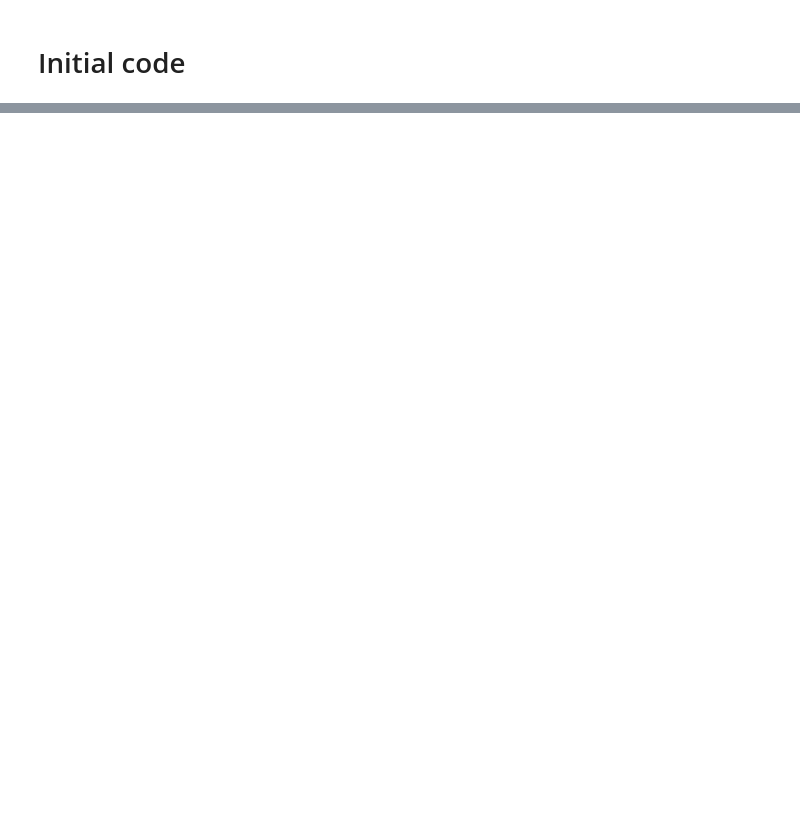
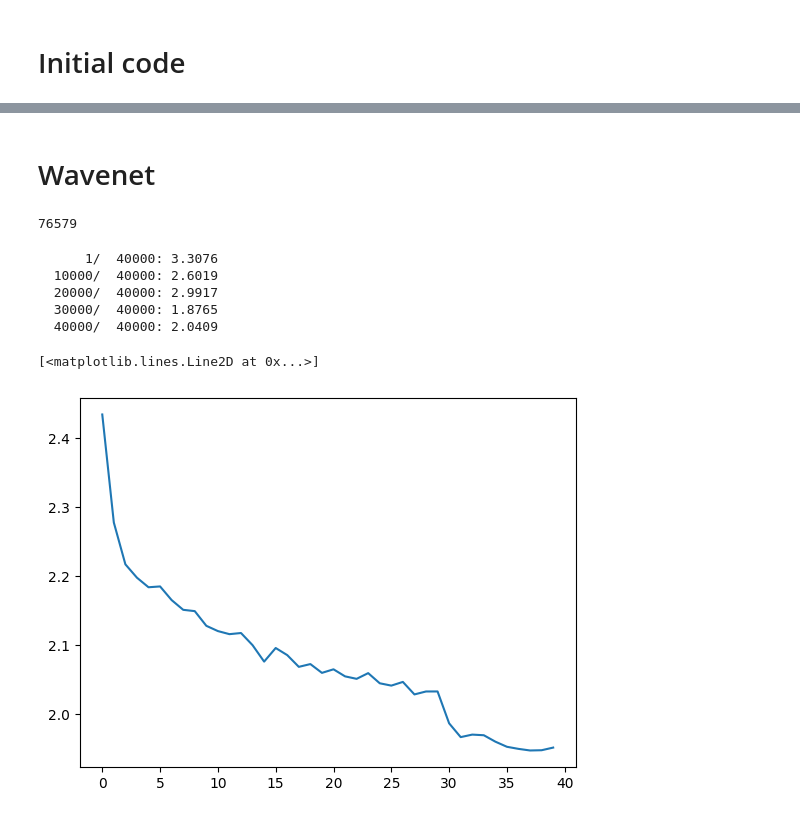
Before and after one commit to raj-pulapakura/gpt-from-scratch, a Jupyter notebook: building makemore part 5 wavenet.ipynb, the cells around one changed output, grey strips where cells are left out. Drawn from its saved outputs; the diff is of its cells as text; code cells hidden in the pictures; blank space fills up the shorter version.

Commit message:
finished wavenet architecture

```diff
--- a/building makemore part 5 wavenet.ipynb
+++ b/building makemore part 5 wavenet.ipynb
@@ -28,7 +29,7 @@ chars = ["."] + sorted(list(set("".join(words))))
 stoi = { s:i for i,s in enumerate(chars) } # string to integer
 itos = { i:s for s,i in stoi.items() } # integer to string
 # %%
-context_length = 3
+context_length = 8
 # %%
 def build_dataset(words):
   X, Y = [], []
@@ -275,0 +279,3 @@ sorvectella.
+# %%
+ix = torch.randint(0, Xtr.shape[0], (4,))
+ix
@@ -275,0 +284,5 @@ sorvectella.
+# %%
+Xb, Yb = Xtr[ix], Ytr[ix]
+logits = model(Xb)
+print(Xb.shape)
+Xb
@@ -275,0 +394,2 @@ sorvectella.
+# %% [markdown]
+# Wavenet
@@ -275,0 +498,67 @@ sorvectella.
+# %%
+# model setup
+
+n_embed = 24
+n_hidden = 128
+vocab_size = 27
+
+model = Sequential([
+  Embedding(vocab_size, n_embed),
+  FlattenConsecutive(2), Linear(n_embed * 2, n_hidden, bias=False), BatchNorm1d(n_hidden), Tanh(),
+  FlattenConsecutive(2), Linear(n_hidden * 2, n_hidden, bias=False), BatchNorm1d(n_hidden), Tanh(),
+  FlattenConsecutive(2), Linear(n_hidden * 2, n_hidden, bias=False), BatchNorm1d(n_hidden), Tanh(),
+  Linear(n_hidden, vocab_size)
+])
+
+with torch.no_grad():
+  # last layer: make less confident
+  model.layers[-1].weight *= 0.1
+
+parameters = model.parameters()
+print(sum(p.nelement() for p in parameters))
+for p in parameters:
+  p.requires_grad = True
+# %% [output]
+76579
+# %%
+# training
+
+max_steps = 40_000
+batch_size = 32
+lossi = []
+
+for i in range(1, max_steps+1):
+  # construct minibatch
+  ix = torch.randint(0, Xtr.shape[0], (batch_size,))
+  Xb, Yb = Xtr[ix], Ytr[ix]
+
+  # forward pass
+  logits = model(Xb)
+  loss = F.cross_entropy(logits, Yb)
+
+  # backward pass
+  for p in parameters:
+    p.grad = None
+  loss.backward()
+
+  # update
+  lr = 0.1 if i < 30_000 else 0.01
+  for p in parameters:
+    p.data -= lr * p.grad
+
+  # track stats
+  if i % 10_000 == 0 or i == 1:
+    print(f"{i:7d}/{max_steps:7d}: {loss.item():.4f}")
+  lossi.append(loss.item())
+# %% [output]
+      1/  40000: 3.3076
+  10000/  40000: 2.6019
+  20000/  40000: 2.9917
+  30000/  40000: 1.8765
+  40000/  40000: 2.0409
+# %%
+avg_lossi = torch.tensor(lossi).view(-1, 1000).mean(1)
+plt.plot(range(len(avg_lossi)), avg_lossi)
+# %% [output]
+[<matplotlib.lines.Line2D at 0x...>]
+[figure, added]
```
Also changed, not shown: parts of 30 cells of this notebook.
